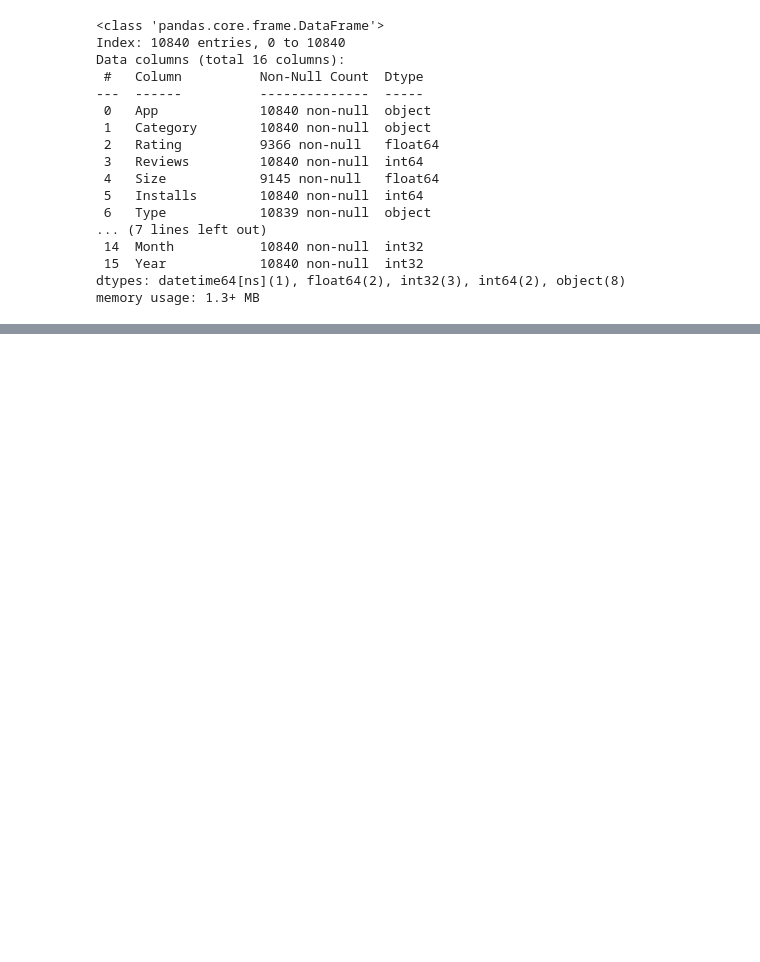
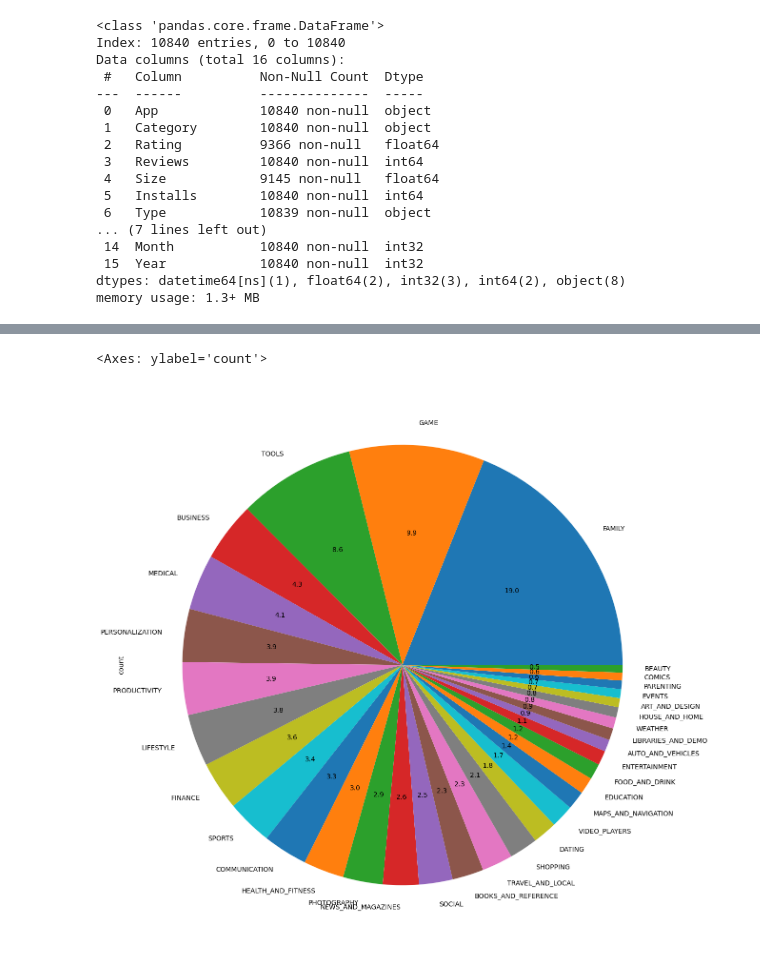
Before and after one commit to Abhinavexists/Feature_Engineering_and_EDA, a Jupyter notebook: Exploratory_data_analysis/Data_Cleaning.ipynb, the cells around one changed output, grey strips where cells are left out. Cells and saved outputs as stored; diff of their text form; code cells hidden in the pictures; blank space fills up the shorter version.

```diff
--- a/Exploratory_data_analysis/Data_Cleaning.ipynb
+++ b/Exploratory_data_analysis/Data_Cleaning.ipynb
@@ -290,0 +388,6 @@ df_copy.to_csv('D:\Feature_Engineering\Feature_Engineering\Exploratory_data_anal
+# %%
+# Which is the most popular app category
+df_copy['Category'].value_counts().plot.pie(y=df['Category'], figsize=(15,15) ,autopct='%1.1f')
+# %% [output]
+<Axes: ylabel='count'>
+[figure, added]
```
Also changed, not shown: parts of 15 cells of this notebook.
